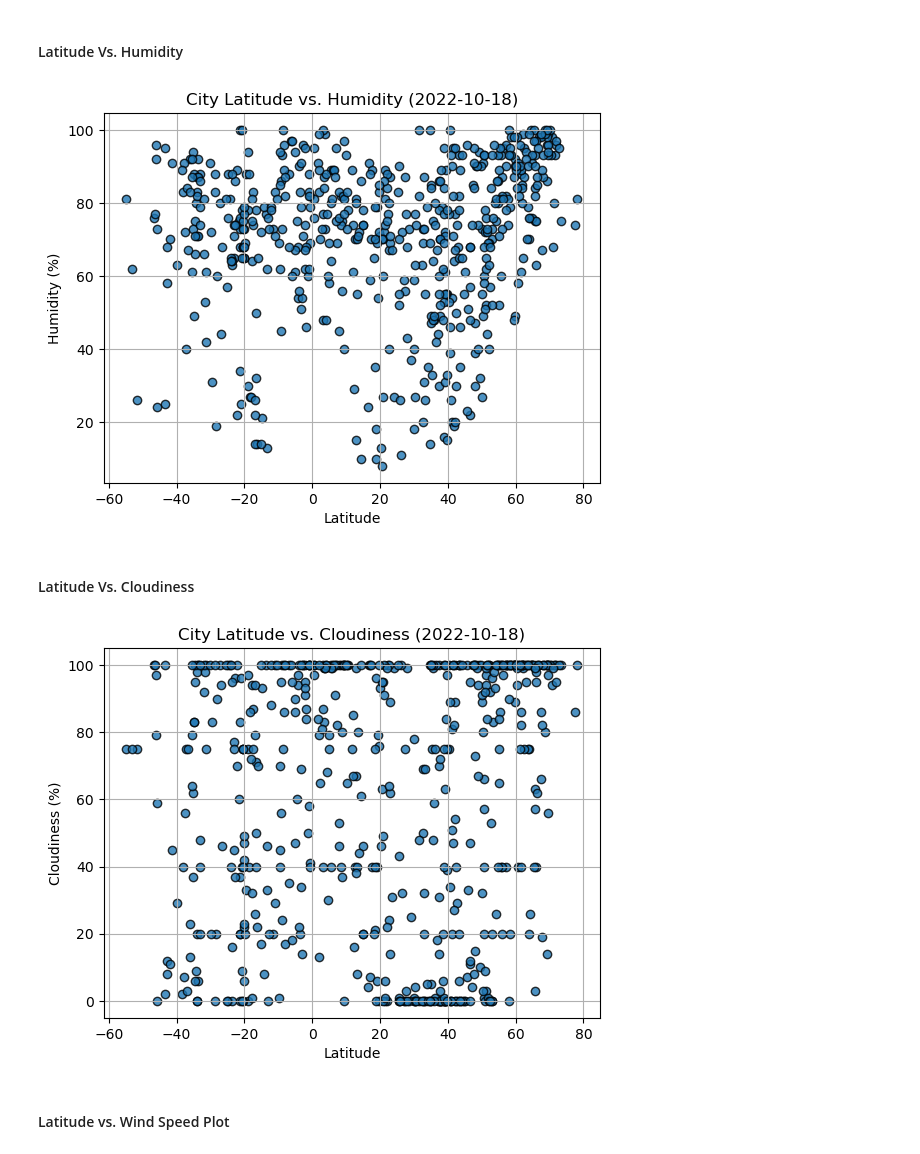
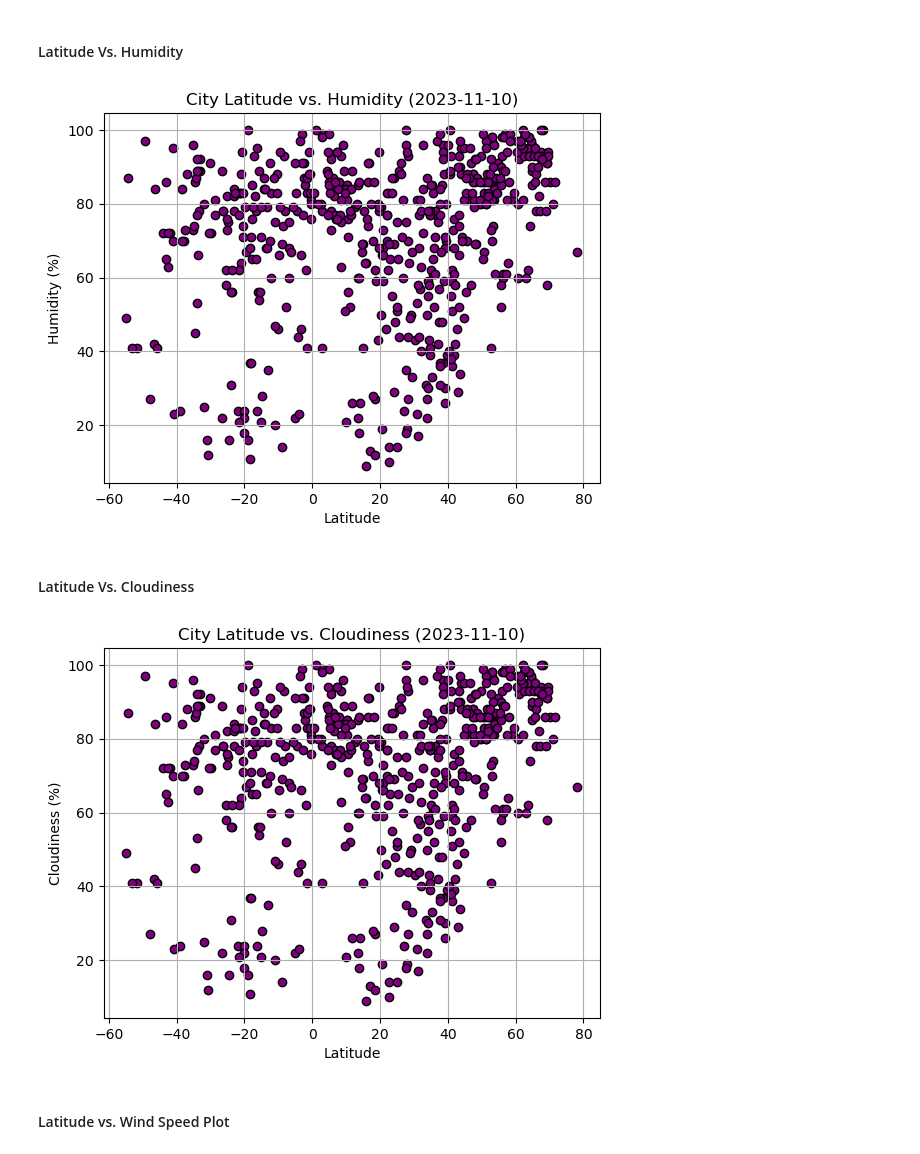
Before and after one commit to alison-love/06-API-challenge, a Jupyter notebook: PyWeather/WeatherPy_working.ipynb, the cells around one changed output. Drawn from its saved outputs; the diff is of its cells as text; code cells hidden in the pictures.

```diff
--- a/PyWeather/WeatherPy_working.ipynb
+++ b/PyWeather/WeatherPy_working.ipynb
@@ -207,10 +211,13 @@ plt.show()
 #### Latitude Vs. Humidity
 # %%
 # Build the scatter plots for latitude vs. humidity
-# YOUR CODE HERE
+plt.scatter(city_data_df["Lat"], city_data_df["Humidity"], color='purple', edgecolor="black", linewidths=1, marker="o", label="Cities")
 
 # Incorporate the other graph properties
-# YOUR CODE HERE
+plt.title('City Latitude vs. Humidity (2023-11-10)')
+plt.ylabel("Humidity (%)")
+plt.xlabel('Latitude')
+plt.grid(True)
 
 # Save the figure
 plt.savefig("output_data/Fig2.png")
@@ -218,23 +225,26 @@ plt.savefig("output_data/Fig2.png")
 # Show plot
 plt.show()
 # %% [output]
-[figure, old version]
+[figure, new version]
 # %% [markdown]
 #### Latitude Vs. Cloudiness
 # %%
 # Build the scatter plots for latitude vs. cloudiness
-# YOUR CODE HERE
+plt.scatter(city_data_df["Lat"], city_data_df["Humidity"], color='purple', edgecolor="black", linewidths=1, marker="o", label="Cities")
 
 # Incorporate the other graph properties
-# YOUR CODE HERE
+plt.title('City Latitude vs. Cloudiness (2023-11-10)')
+plt.ylabel("Cloudiness (%)")
+plt.xlabel('Latitude')
+plt.grid(True)
 
 # Save the figure
 plt.savefig("output_data/Fig3.png")
 
 # Show plot
 plt.show()
 # %% [output]
-[figure, old version]
+[figure, new version]
 # %% [markdown]
 #### Latitude vs. Wind Speed Plot
 # %%
```
Also changed, not shown: parts of 34 cells of this notebook, 8 other files.
